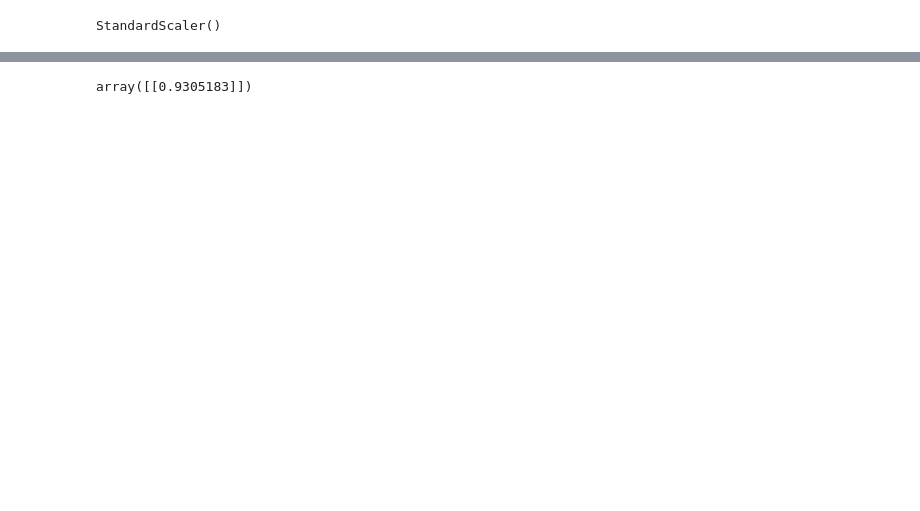
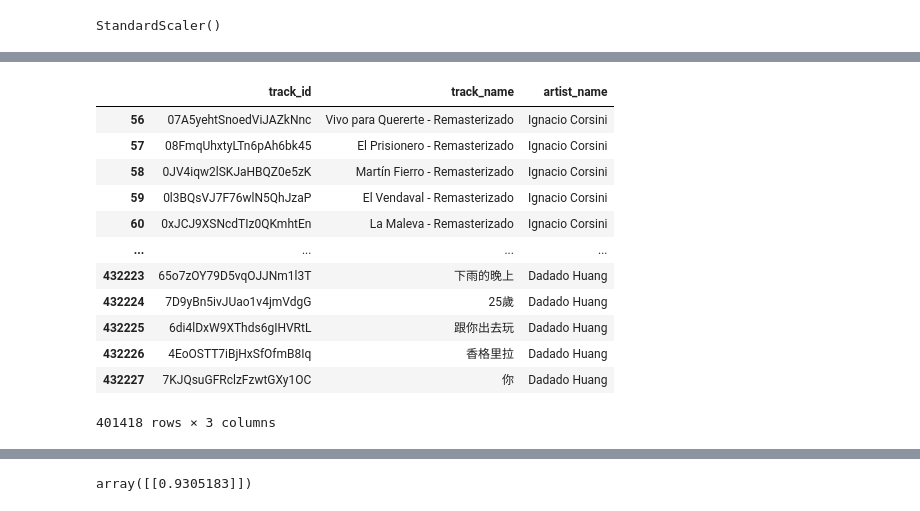
Before and after one commit to reedmartinson0405/Music-Rec-System, a Jupyter notebook: notebooks/Cosine Similarity Algorithm.ipynb, the cells around one changed output, grey strips where cells are left out. Drawn from its saved outputs; the diff is of its cells as text; code cells hidden in the pictures; blank space fills up the shorter version.

```diff
--- a/notebooks/Cosine Similarity Algorithm.ipynb
+++ b/notebooks/Cosine Similarity Algorithm.ipynb
@@ -153,0 +195,17 @@ df_mark = df_track_info.join(scaled_data)
+# %%
+# looks at just the first three track data columns
+df_mark.iloc[:,:3]
+# %% [output]
+|  | track_id | track_name | artist_name |
+| 56 | 07A5yehtSnoedViJAZkNnc | Vivo para Quererte - Remasterizado | Ignacio Corsini |
+| 57 | 08FmqUhxtyLTn6pAh6bk45 | El Prisionero - Remasterizado | Ignacio Corsini |
+| 58 | 0JV4iqw2lSKJaHBQZ0e5zK | Martín Fierro - Remasterizado | Ignacio Corsini |
+| 59 | 0l3BQsVJ7F76wlN5QhJzaP | El Vendaval - Remasterizado | Ignacio Corsini |
+| 60 | 0xJCJ9XSNcdTIz0QKmhtEn | La Maleva - Remasterizado | Ignacio Corsini |
+| ... | ... | ... | ... |
+| 432223 | 65o7zOY79D5vqOJJNm1l3T | 下雨的晚上 | Dadado Huang |
+| 432224 | 7D9yBn5ivJUao1v4jmVdgG | 25歲 | Dadado Huang |
+| 432225 | 6di4lDxW9XThds6gIHVRtL | 跟你出去玩 | Dadado Huang |
+| 432226 | 4EoOSTT7iBjHxSfOfmB8Iq | 香格里拉 | Dadado Huang |
+| 432227 | 7KJQsuGFRclzFzwtGXy1OC | 你 | Dadado Huang |
+401418 rows × 3 columns
```
Also changed, not shown: parts of 30 cells of this notebook, 1 other file.
